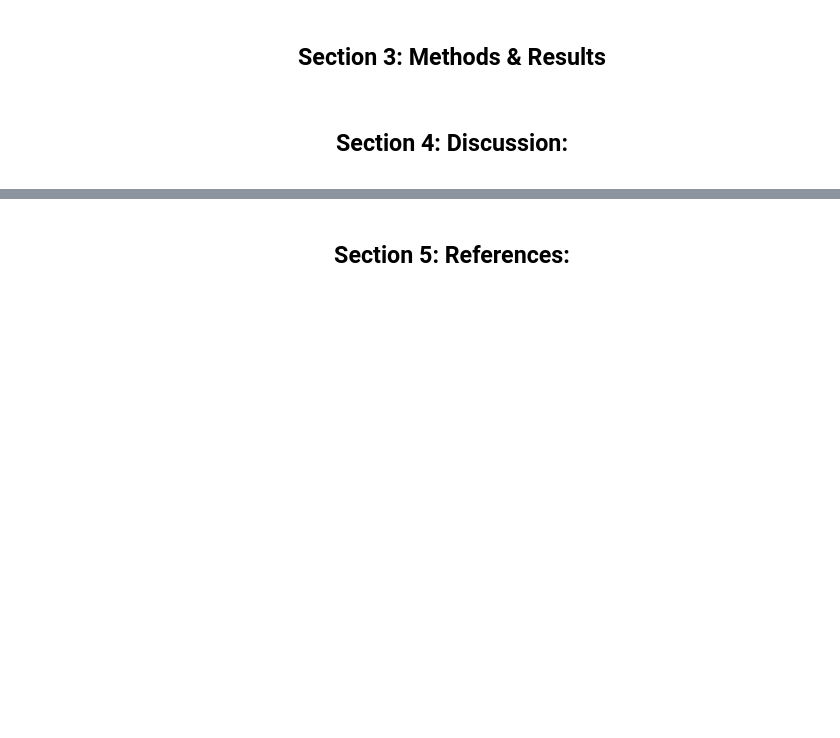
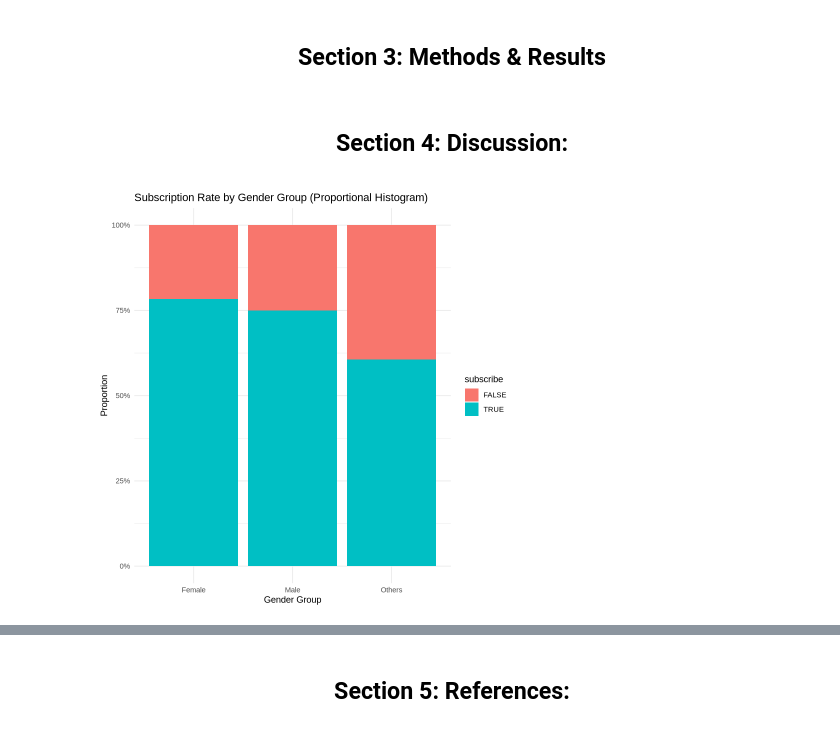
Before and after one commit to kbeletsky/dsci_100_project, a Jupyter notebook: Group project.ipynb, the cells around one changed output, grey strips where cells are left out. Cells and saved outputs as stored; diff of their text form; code cells hidden in the pictures; blank space fills up the shorter version.

```diff
--- a/Group project.ipynb
+++ b/Group project.ipynb
@@ -100,3 +66,24 @@ colSums(is.na(players))
 ## **Section 4: Discussion:**
 
 </div>
+# %%
+# subscription rate vs Gender
+players |>
+  mutate(gender_grouped = case_when(
+    gender == "Male" ~ "Male",
+    gender == "Female" ~ "Female",
+    TRUE ~ "Others")) |>
+  group_by(gender_grouped, subscribe) |>
+  summarise(count = n(), .groups = "drop") |>
+  group_by(gender_grouped) |>
+  mutate(proportion = count / sum(count)) |>
+  ggplot(aes(x = gender_grouped, y = proportion, fill = subscribe)) +
+  geom_bar(stat = "identity", position = "stack") +
+  labs(
+    title = "Subscription Rate by Gender Group (Proportional Histogram)",
+    x = "Gender Group",
+    y = "Proportion") +
+  scale_y_continuous(labels = scales::percent_format()) +
+  theme_minimal()
+# %% [output]
+[figure, added]
```
Also changed, not shown: parts of 5 cells of this notebook.
